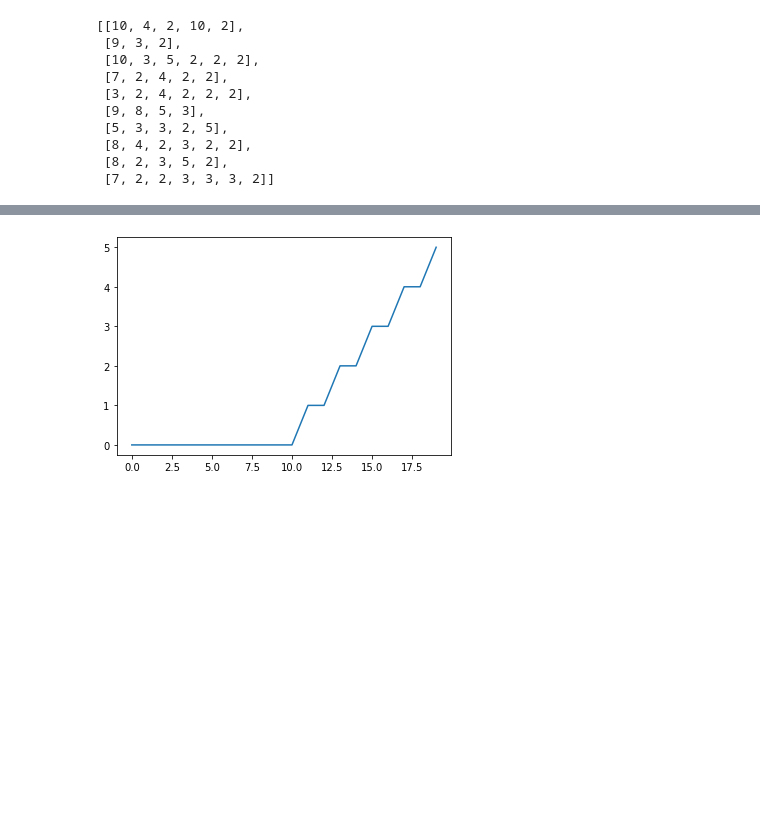
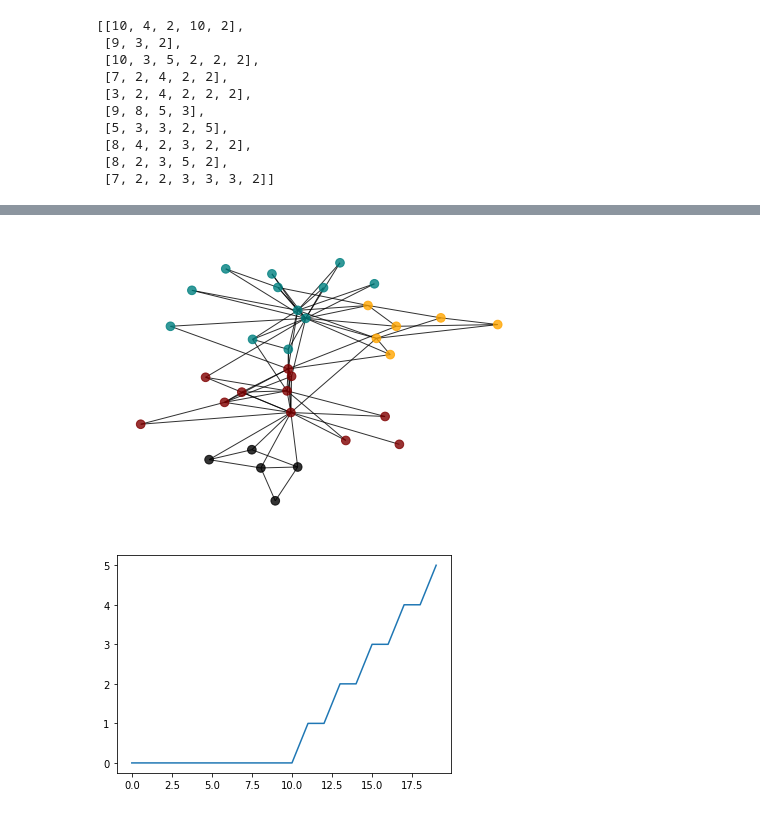
Before and after one commit to sebkaz/QuantumOptimalization, a Jupyter notebook: Modularity problem /karate.ipynb, the cells around one changed output, grey strips where cells are left out. Cells and saved outputs as stored; diff of their text form; code cells hidden in the pictures; blank space fills up the shorter version.

```diff
--- a/Modularity problem /karate.ipynb
+++ b/Modularity problem /karate.ipynb
@@ -158,0 +172,2 @@ ww
+# %%
+comms = community_louvain.best_partition(G)
@@ -158,0 +194,18 @@ ww
+# %%
+unique_coms = np.unique(list(comms.values()))
+cmap = {
+    0 : 'maroon',
+    1 : 'teal',
+    2 : 'black',
+    3 : 'orange',
+    4 : 'green',
+    5 : 'yellow'
+}
+
+node_cmap = [cmap[v] for _,v in comms.items()]
+
+pos = nx.spring_layout(G)
+nx.draw(G, pos, node_size = 75, alpha = 0.8, node_color=node_cmap)
+plt.show()
+# %% [output]
+[figure, added]
```
Also changed, not shown: parts of 7 cells of this notebook, 2 other files.
